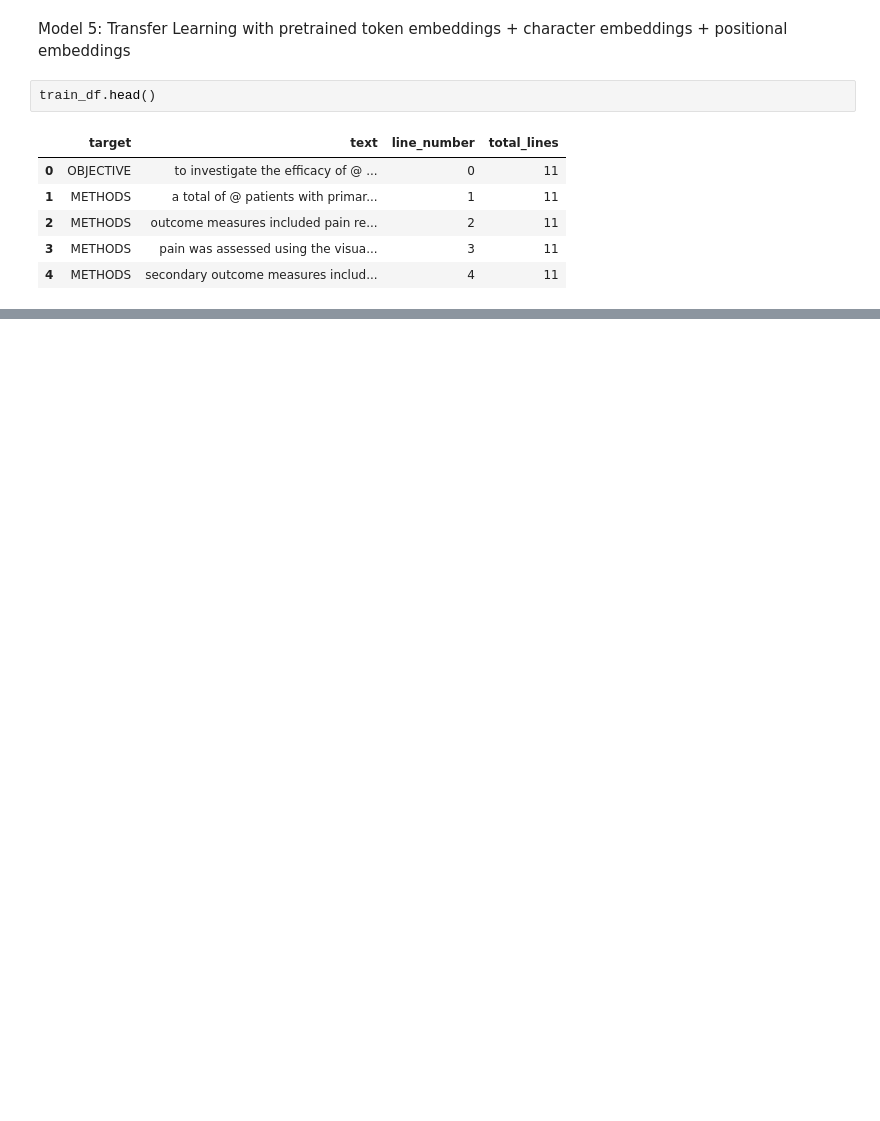
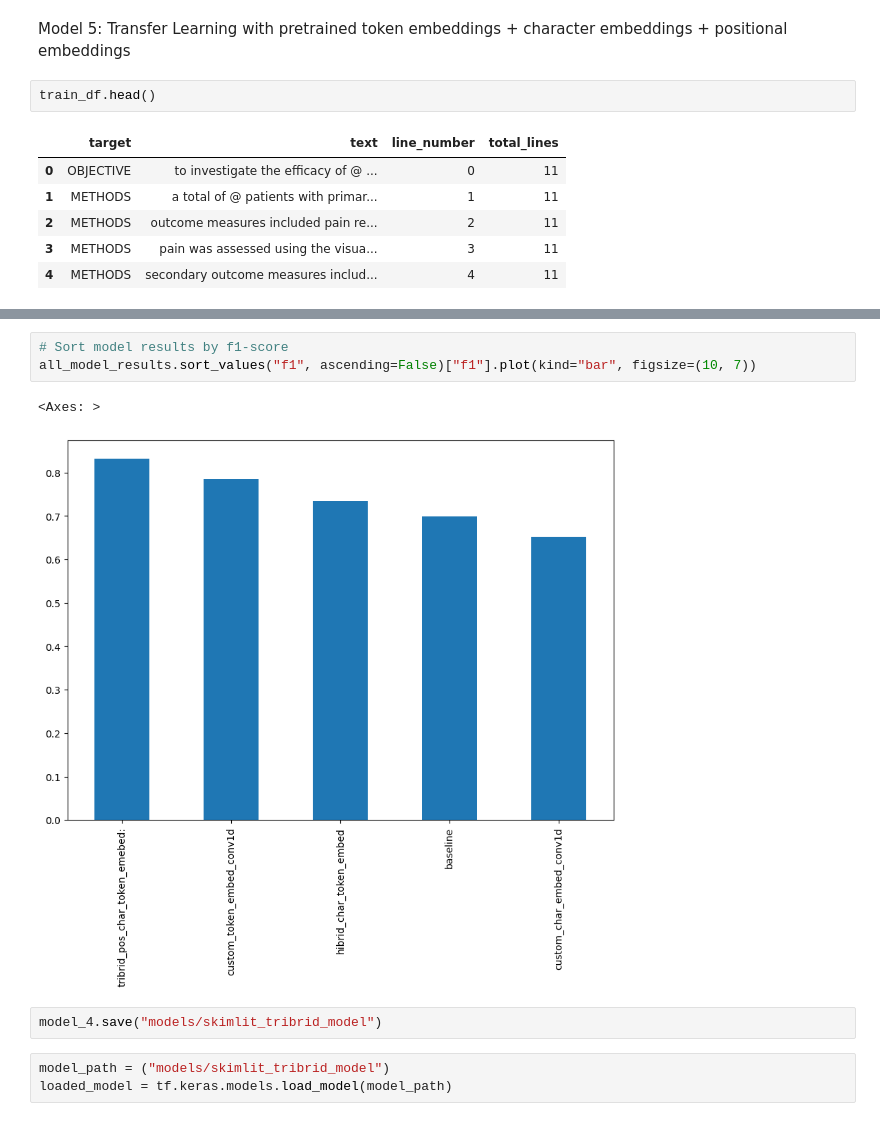
Before and after one commit to KajetanFrackowiak/tensorflow_fundamentals, a Jupyter notebook: 09_SkimLit_nlp_milestone_project_2.ipynb, the cells around one changed output, grey strips where cells are left out. Saved outputs shown, nothing was run; the diff lists cells and outputs as text; blank space fills up the shorter version.

```diff
--- a/09_SkimLit_nlp_milestone_project_2.ipynb
+++ b/09_SkimLit_nlp_milestone_project_2.ipynb
@@ -867,0 +1122,11 @@ train_df.head()
+# %%
+# Sort model results by f1-score
+all_model_results.sort_values("f1", ascending=False)["f1"].plot(kind="bar", figsize=(10, 7))
+# %% [output]
+<Axes: >
+[figure, added]
+# %%
+model_4.save("models/skimlit_tribrid_model")
+# %%
+model_path = ("models/skimlit_tribrid_model")
+loaded_model = tf.keras.models.load_model(model_path)
```
Also changed, not shown: parts of 66 cells of this notebook.
